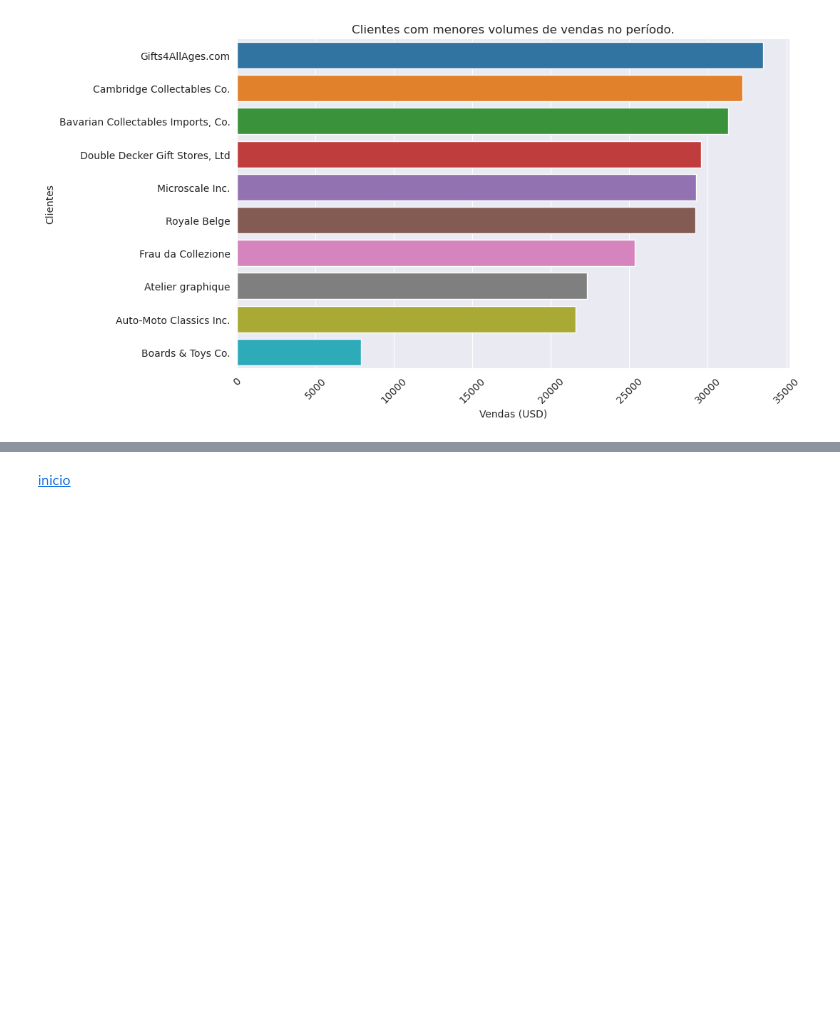
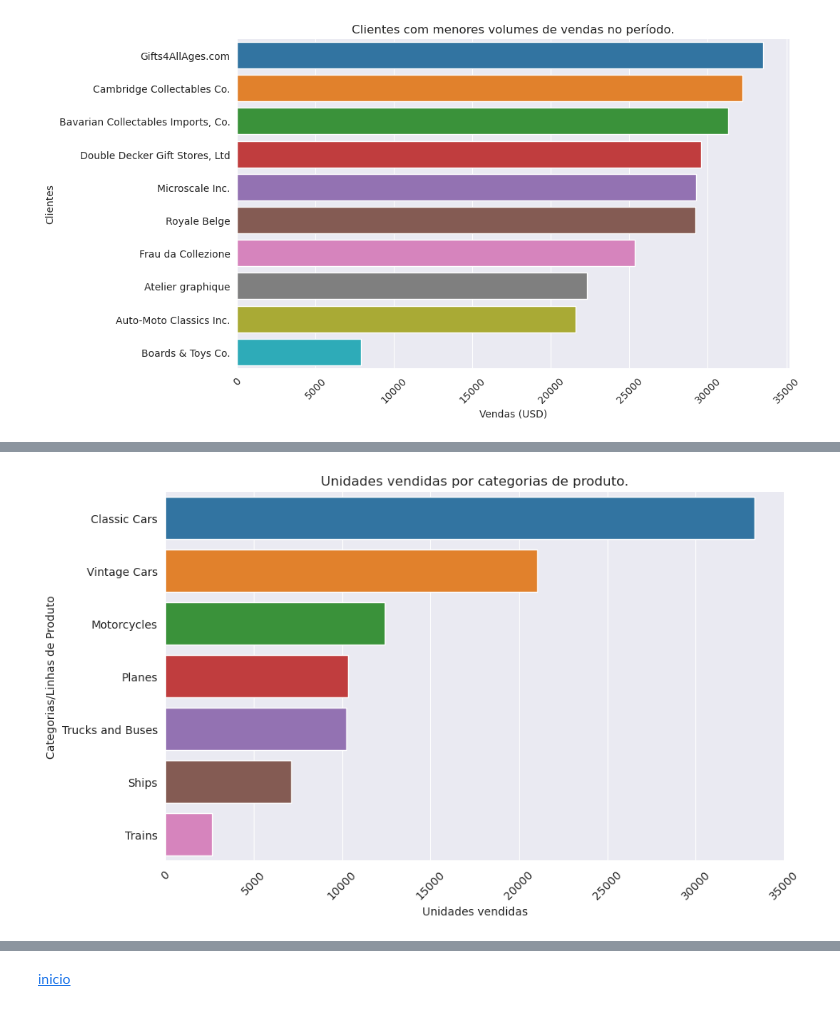
Before and after one commit to pveinberg/Curso_DataScience_Minsait, a Jupyter notebook: Notebooks/Aula01/Pandas_Sql_v02.ipynb, the cells around one changed output, grey strips where cells are left out. Cells and saved outputs as stored; diff of their text form; code cells hidden in the pictures; blank space fills up the shorter version.

Commit message:
Vendas por categorias
- desenvolvimento do script
- desenvolvimento de script python

```diff
--- a/Notebooks/Aula01/Pandas_Sql_v02.ipynb
+++ b/Notebooks/Aula01/Pandas_Sql_v02.ipynb
@@ -65,9 +65,7 @@ WHITEGRID = "whitegrid"
 
 sns.set_style(DARKGRID)
 
-# sns.set_theme(style="whitegrid")
-
-
+FIGSIZE_DEFAULT = (10, 6)
 
 # Databse
 usuario = 'root'
@@ -267,0 +220,10 @@ build_barplot_chart(tail10, 'Clientes com menores volumes de vendas no período.
+# %%
+categorias = query('''
+-- by products and categories
+SELECT o.orderDate, o.orderNumber, p.productName, o2.quantityOrdered, o2.priceEach,
+	(o2.quantityOrdered * o2.priceEach) as totalLine, p2.productLine
+	from orders o
+	join orderdetails o2 on o2.orderNumber = o.orderNumber
+	join products p on p.productCode = o2.productCode
+	join productlines p2 on p2.productLine = p.productLine
+    WHERE status = "Shipped" ''')
@@ -267,0 +238,6 @@ build_barplot_chart(tail10, 'Clientes com menores volumes de vendas no período.
+# %%
+# categorias por volume (unidades vendidas)
+categorias_por_unidades_vendidas = categorias.groupby('productLine')['quantityOrdered'] \
+    .agg(['sum', 'mean']).reset_index().sort_values(by='sum', ascending=False)
+
+display(categorias_por_unidades_vendidas.shape, categorias_por_unidades_vendidas)
@@ -267,0 +254,10 @@ build_barplot_chart(tail10, 'Clientes com menores volumes de vendas no período.
+# %%
+plt.figure(figsize=FIGSIZE_DEFAULT)
+sns.barplot(data=categorias_por_unidades_vendidas, y='productLine', x='sum', orient='h')
+plt.xlabel('Unidades vendidas')
+plt.ylabel('Categorias/Linhas de Produto')
+plt.title('Unidades vendidas por categorias de produto.')
+plt.xticks(rotation=45)
+plt.show()
+# %% [output]
+[figure, added]
```
Also changed, not shown: parts of 12 cells of this notebook, 1 other file.
